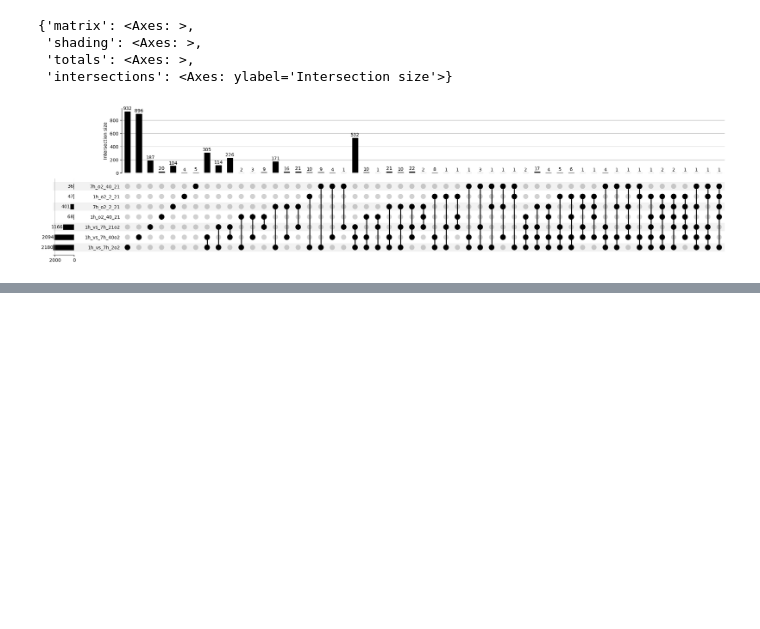
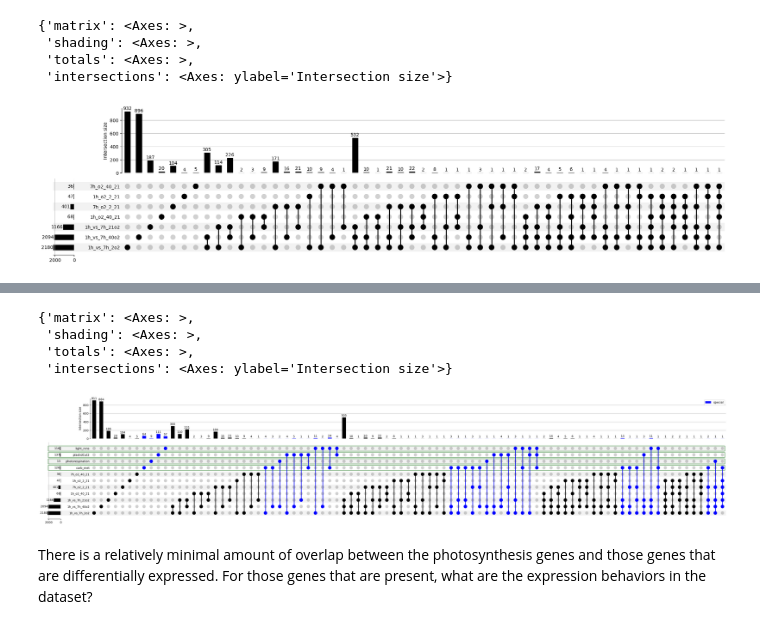
Before and after one commit to serenalotreck/photorespiration-omics, a Jupyter notebook: notebooks/transcriptomics_visualizations.ipynb, the cells around one changed output, grey strips where cells are left out. Drawn from its saved outputs; the diff is of its cells as text; code cells hidden in the pictures; blank space fills up the shorter version.

```diff
--- a/notebooks/transcriptomics_visualizations.ipynb
+++ b/notebooks/transcriptomics_visualizations.ipynb
@@ -296,0 +277,23 @@ for comp, ax in zip(enrichments_to_plot, axs.flat):
+# %%
+genes_in_comps = {k: [i.lower() for i in v] for k, v in genes_in_comps.items()}
+genes_to_search = {k: [i.lower() for i in v] for k, v in genes_to_search.items()}
+# %%
+gene_groups = genes_in_comps
+gene_groups.update(genes_to_search)
+# %%
+warnings.filterwarnings('ignore')
+to_plot = from_contents(gene_groups)
+
+upset = UpSet(to_plot, show_counts=True, sort_categories_by='input')
+upset.style_categories(list(genes_to_search.keys()), shading_edgecolor="darkgreen", shading_linewidth=1)
+for c in genes_to_search.keys():
+    upset.style_subsets(present=c, facecolor="blue", label="special")
+upset.plot()
+# %% [output]
+{'matrix': <Axes: >,
+ 'shading': <Axes: >,
+ 'totals': <Axes: >,
+ 'intersections': <Axes: ylabel='Intersection size'>}
+[figure, added]
+# %% [markdown]
+There is a relatively minimal amount of overlap between the photosynthesis genes and those genes that are differentially expressed. For those genes that are present, what are the expression behaviors in the dataset?
```
Also changed, not shown: parts of 31 cells of this notebook, 2 other files.
